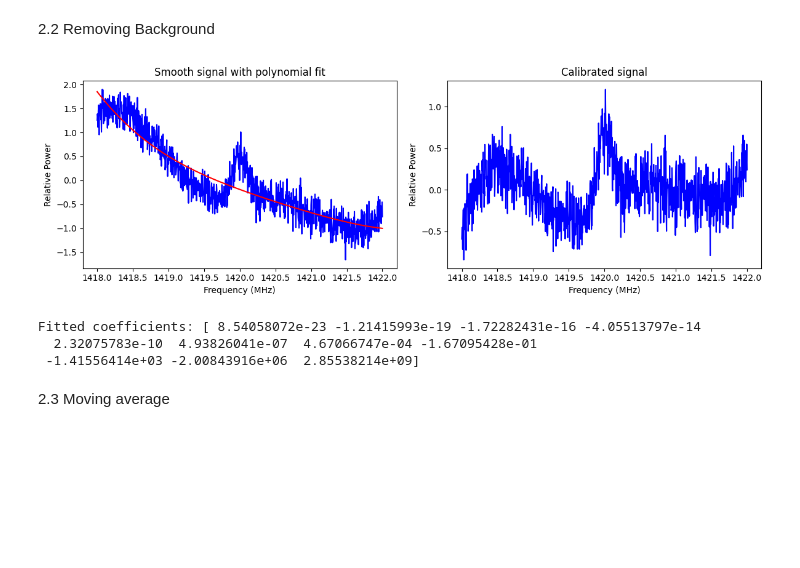
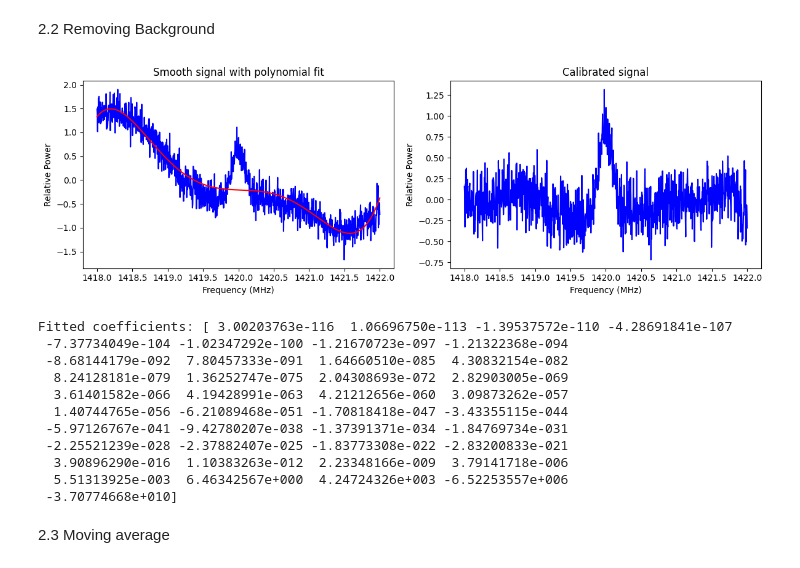
Before and after one commit to PanagiotisPetrid/ASTRO-BEAM-PanagiotisPetridis, a Jupyter notebook: ASTRO_BEAM_Task_7.ipynb, the cells around one changed output. Drawn from its saved outputs; the diff is of its cells as text; code cells hidden in the pictures; blank space fills up the shorter version.

```diff
--- a/ASTRO_BEAM_Task_7.ipynb
+++ b/ASTRO_BEAM_Task_7.ipynb
@@ -264,7 +265,7 @@ import numpy as np
 import matplotlib.pyplot as plt
 
 # Degree of the polynomial fit
-degree = 10  # You can increase or decrease this depending on the fit
+degree = 40  # Note: may cause overfitting in some cases if the polynomial degree is very high
 
 # Fit the polynomial to the smooth data
 coefficients = np.polyfit(freq_range, signal_ON, degree)
@@ -272,37 +273,45 @@ polynomial_fit = np.poly1d(coefficients)
 
 # Generate fitted values
 fit_y_poly = polynomial_fit(freq_range)
 
 #Calibrate signal by subtracting polynomial fit from the original signal
 calibrated_signal = signal_ON - fit_y_poly
 
 # Create a figure and subplots
 fig, axs = plt.subplots(1, 2, figsize=(12, 4))
 
 #Plot the original smooth signal along with the poly fit
 axs[0].plot(freq_range, signal_ON, label='Data', color='blue')
 axs[0].plot(freq_range, fit_y_poly, '-', label=f'Polynomial Fit (Degree {degree})', color='red')
 axs[0].set_title("Smooth signal with polynomial fit")
 axs[0].set_xlabel("Frequency (MHz)")
 axs[0].set_ylabel("Relative Power")
 
 # Plot the new calibrated_signal
 axs[1].plot(freq_range, calibrated_signal, label='Data', color='blue')
 axs[1].set_title("Calibrated signal")
 axs[1].set_xlabel("Frequency (MHz)")
 axs[1].set_ylabel("Relative Power")
 
 # Show the plots
 plt.tight_layout()
 plt.show()
 
 # Display fitted coefficients
 print(f"Fitted coefficients: {coefficients}")
 # %% [output]
-[figure, old version]
+[figure, new version]
-Fitted coefficients: [ 8.54058072e-23 -1.21415993e-19 -1.72282431e-16 -4.05513797e-14
-  2.32075783e-10  4.93826041e-07  4.67066747e-04 -1.67095428e-01
- -1.41556414e+03 -2.00843916e+06  2.85538214e+09]
+Fitted coefficients: [ 3.00203763e-116  1.06696750e-113 -1.39537572e-110 -4.28691841e-107
+ -7.37734049e-104 -1.02347292e-100 -1.21670723e-097 -1.21322368e-094
+ -8.68144179e-092  7.80457333e-091  1.64660510e-085  4.30832154e-082
+  8.24128181e-079  1.36252747e-075  2.04308693e-072  2.82903005e-069
+  3.61401582e-066  4.19428991e-063  4.21212656e-060  3.09873262e-057
+  1.40744765e-056 -6.21089468e-051 -1.70818418e-047 -3.43355115e-044
+ -5.97126767e-041 -9.42780207e-038 -1.37391371e-034 -1.84769734e-031
+ -2.25521239e-028 -2.37882407e-025 -1.83773308e-022 -2.83200833e-021
+  3.90896290e-016  1.10383263e-012  2.23348166e-009  3.79141718e-006
+  5.51313925e-003  6.46342567e+000  4.24724326e+003 -6.52253557e+006
+ -3.70774668e+010]
 # %% [markdown]
 2.3 Moving average
 # %%
```
Also changed, not shown: parts of 14 cells of this notebook.
